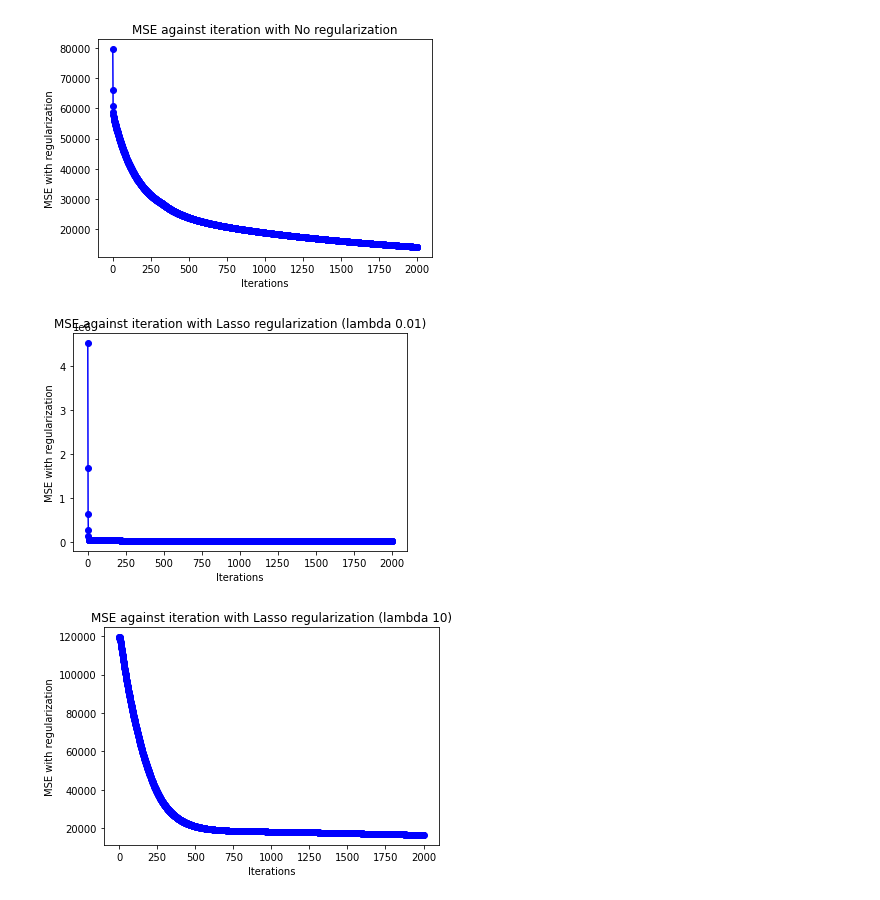
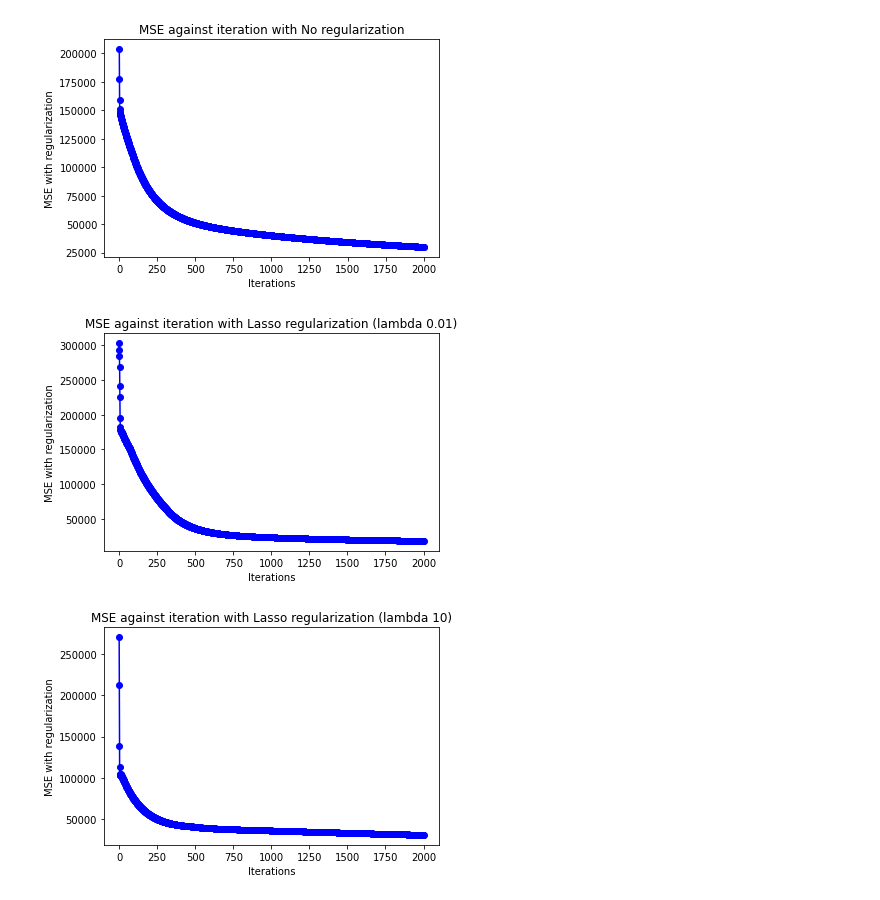
Before and after one commit to GuptaNavdeep1983/CS688, a Jupyter notebook: 767_assignment3.ipynb, the cells around one changed output. Cells and saved outputs as stored; diff of their text form; code cells hidden in the pictures.

```diff
--- a/767_assignment3.ipynb
+++ b/767_assignment3.ipynb
@@ -44,14 +44,14 @@ def choose_regularzation(regularization, weights, lambda_val):
     return 0
 def train_weights_using_batch_gradient_descent(X_train, y_train, num_epochs, learning_rate, lambda_val, regularization_component, alpha_val=0.9, batch_size=12, ):
   # weights for all the features
-  weights = [random.uniform(-2,2)* math.sqrt(2/16) for i in range(16)]
+  weights = [random.uniform(-2,2)* math.sqrt(2/22) for i in range(22)]
   bias = 0
   index = 0
   plot_values = []
   while index < num_epochs:
     mse = 0.0
     total_weights = 0.0
-    total_gradient = [0 for _ in range(16)]
+    total_gradient = [0 for _ in range(22)]
     mini_batch = X_train.sample(n = batch_size, random_state=42)
     regularization = choose_regularzation(regularization_component, weights, lambda_val)
     for rowIndex, row in mini_batch.iterrows():
@@ -76,27 +76,27 @@ plt.title("MSE against iteration with No regularization")
 plt.xlabel("Iterations")
 plt.ylabel("MSE with regularization")
 plt.show()
-final_output.append((weights,"No_regularization"))
+final_output.append(("No_regularization", *weights))
 # %% [output]
-[figure, old version]
+[figure, new version]
 # %%
 (weights, bias, df_plot_values) = train_weights_using_batch_gradient_descent(X_train, y_train, num_epochs=2000, learning_rate=0.00000001, lambda_val=0.01, regularization_component=Regularization.Lasso)
 plt.plot(df_plot_values['epoch'], df_plot_values['MSE'], marker='o', color='blue')
 plt.title("MSE against iteration with Lasso regularization (lambda 0.01)")
 plt.xlabel("Iterations")
 plt.ylabel("MSE with regularization")
 plt.show()
-final_output.append((weights,"Lasso_regularization_with_lambda_0.01"))
+final_output.append(("Lasso_regularization_with_lambda_0.01", *weights))
 (weights, bias, df_plot_values) = train_weights_using_batch_gradient_descent(X_train, y_train, num_epochs=2000, learning_rate=0.00000001, lambda_val=10, regularization_component=Regularization.Lasso)
 plt.plot(df_plot_values['epoch'], df_plot_values['MSE'], marker='o', color='blue')
 plt.title("MSE against iteration with Lasso regularization (lambda 10)")
 plt.xlabel("Iterations")
 plt.ylabel("MSE with regularization")
 plt.show()
-final_output.append((weights,"Lasso_regularization_with_lambda_10"))
+final_output.append(("Lasso_regularization_with_lambda_10", *weights))
 # %% [output]
-[figure, old version]
+[figure, new version]
-[figure, old version]
+[figure, new version]
 # %%
 (weights, bias, df_plot_values) = train_weights_using_batch_gradient_descent(X_train, y_train, num_epochs=2000, learning_rate=0.00000001, lambda_val=0.01, regularization_component=Regularization.L2)
 plt.plot(df_plot_values['epoch'], df_plot_values['MSE'], marker='o', color='blue')
```
Also changed, not shown: parts of 2 cells of this notebook.
